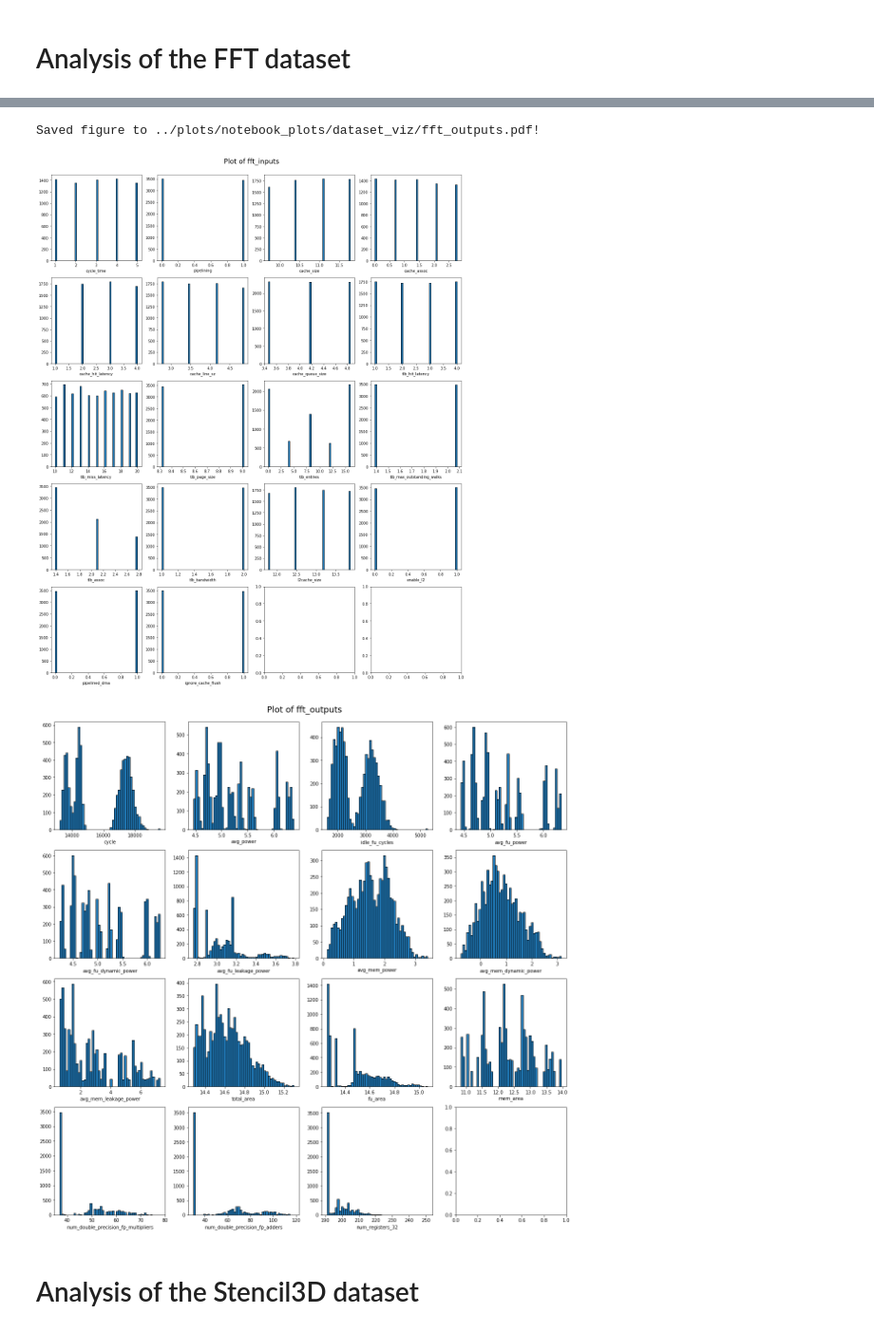
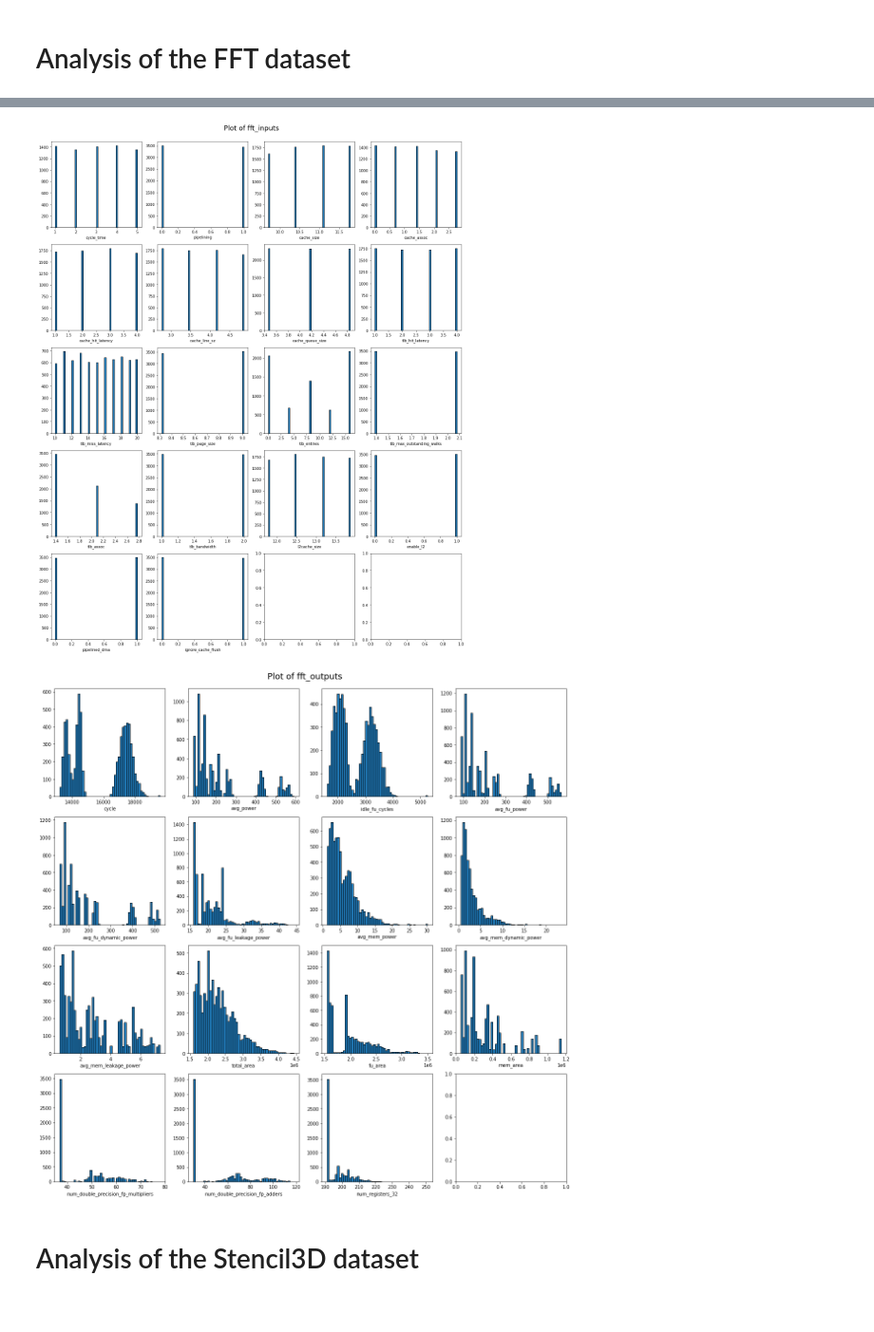
Before and after one commit to gncs/boa, a Jupyter notebook: notebooks/Dataset Visualisation.ipynb, the cells around one changed output, grey strips where cells are left out. Shown at 95% size. Saved outputs shown, nothing was run; the diff lists cells and outputs as text; code cells hidden in the pictures.

```diff
--- a/notebooks/Dataset Visualisation.ipynb
+++ b/notebooks/Dataset Visualisation.ipynb
@@ -244,15 +244,15 @@ analysis(dataset_path=fft_path,
              'l2cache_size': np.log,
           },
          output_transforms={
-             'avg_mem_power': np.log,
-             'avg_mem_dynamic_power': np.log,
-             'avg_fu_dynamic_power': np.log,
-             'avg_fu_leakage_power': np.log,
-             'avg_fu_power': np.log,
-             'total_area': np.log,
-             'fu_area': np.log,
-             'mem_area': np.log,
-             'avg_power': np.log
+#              'avg_mem_power': np.log,
+#              'avg_mem_dynamic_power': np.log,
+#              'avg_fu_dynamic_power': np.log,
+#              'avg_fu_leakage_power': np.log,
+#              'avg_fu_power': np.log,
+#              'total_area': np.log,
+#              'fu_area': np.log,
+#              'mem_area': np.log,
+#              'avg_power': np.log
 
          })
 # %% [output]
@@ -283,6 +279,5 @@ See the caveats in the documentation: http://pandas.pydata.org/pandas-docs/stabl
-Saved figure to ../plots/notebook_plots/dataset_viz/fft_outputs.pdf!
 [figure]
-[figure, old version]
+[figure, new version]
 # %% [markdown]
 # Analysis of the Stencil3D dataset
 # %%
```
Also changed, not shown: parts of 1 cell of this notebook, 6 other files.
